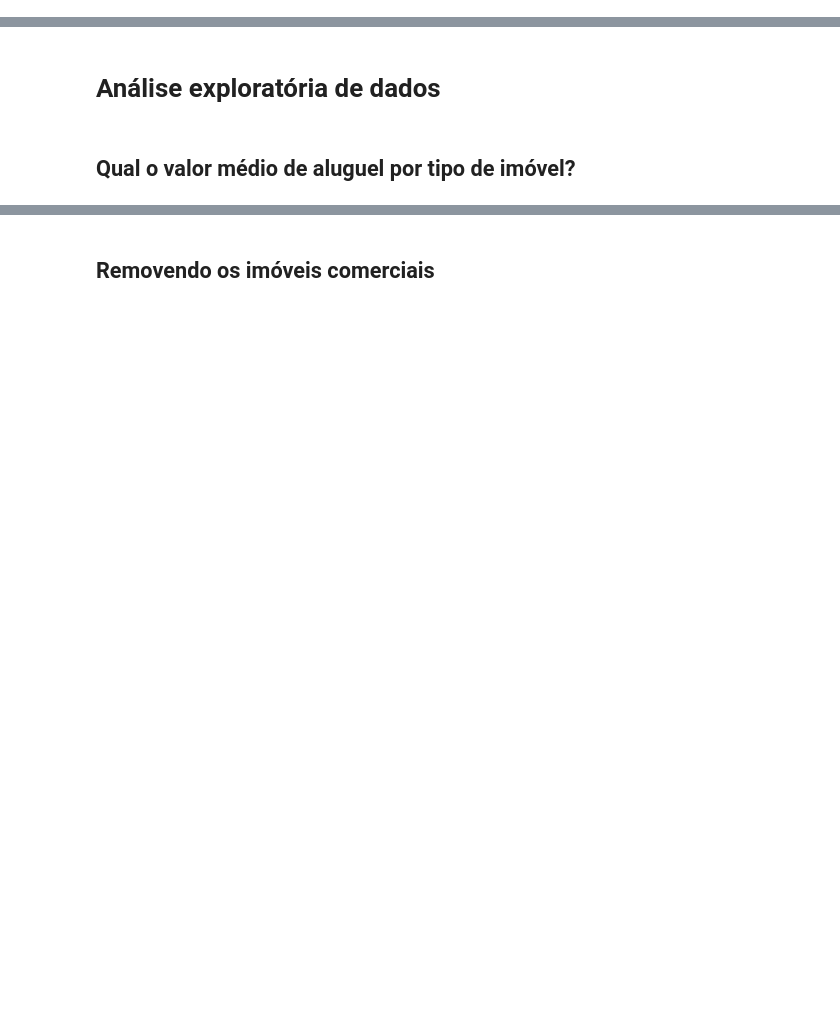
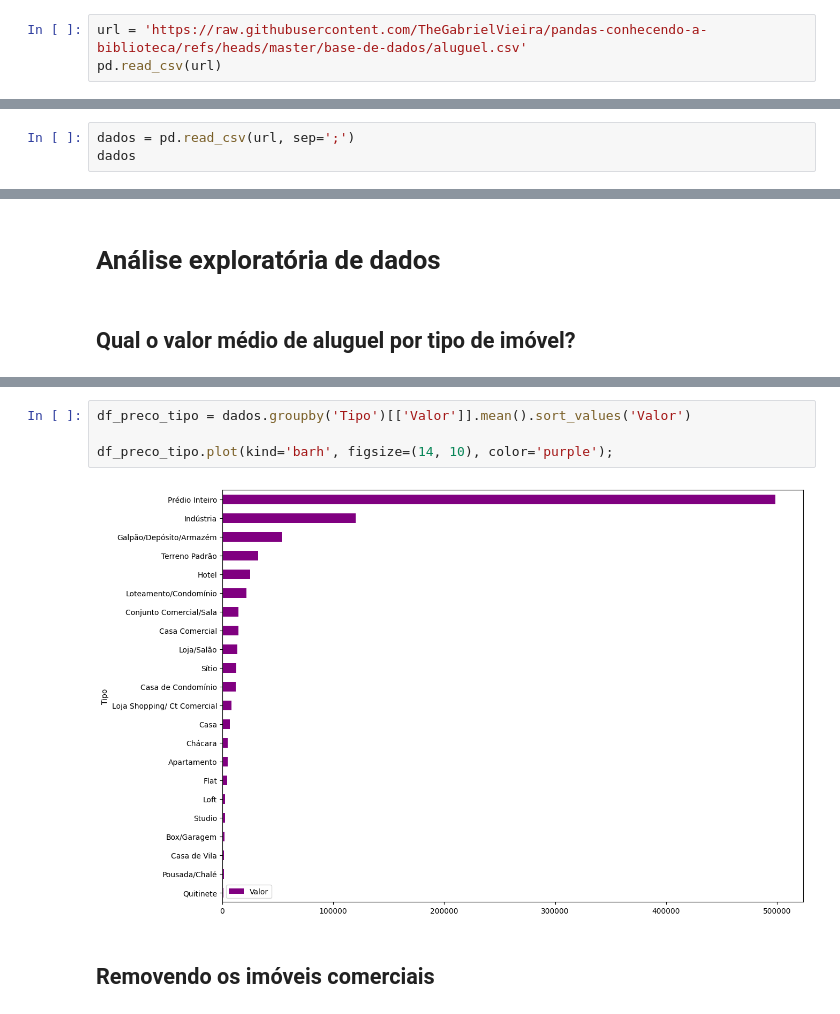
Before and after one commit to TheGabrielVieira/pandas-conhecendo-a-biblioteca, a Jupyter notebook: projeto_imobiliaria.ipynb, the cells around one changed output, grey strips where cells are left out. Drawn from its saved outputs; the diff is of its cells as text; blank space fills up the shorter version.

```diff
--- a/projeto_imobiliaria.ipynb
+++ b/projeto_imobiliaria.ipynb
@@ -4,0 +7,3 @@
+# %%
+url = 'https://raw.githubusercontent.com/TheGabrielVieira/pandas-conhecendo-a-biblioteca/refs/heads/master/base-de-dados/aluguel.csv'
+pd.read_csv(url)
@@ -4,0 +40,3 @@
+# %%
+dados = pd.read_csv(url, sep=';')
+dados
@@ -11,2 +225,8 @@
+# %%
+df_preco_tipo = dados.groupby('Tipo')[['Valor']].mean().sort_values('Valor')
+
+df_preco_tipo.plot(kind='barh', figsize=(14, 10), color='purple');
+# %% [output]
+[figure, added]
 # %% [markdown]
 ## Removendo os imóveis comerciais
```
Also changed, not shown: parts of 57 cells of this notebook, 1 other file.
